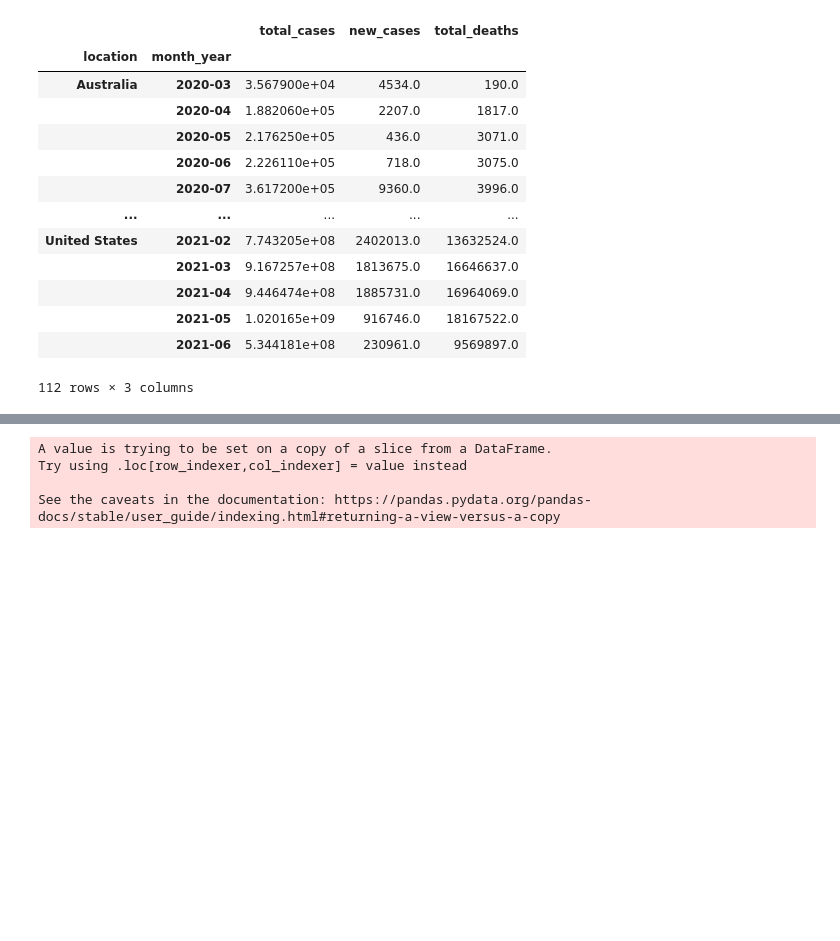
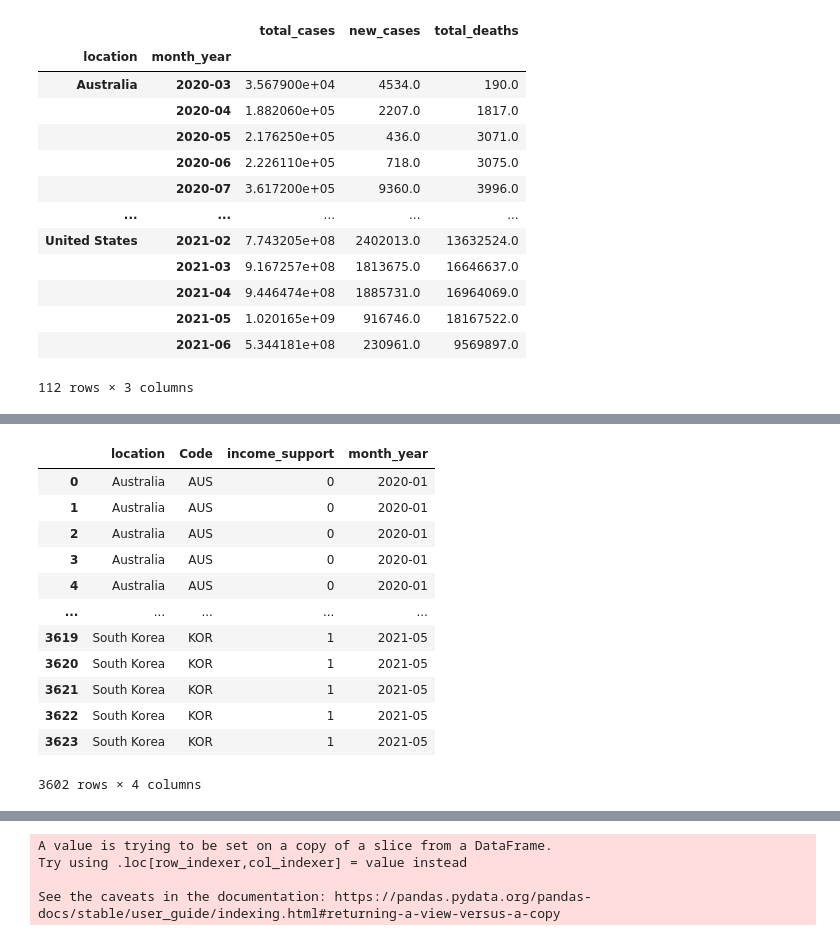
Before and after one commit to nithiyasuresh/Project-1-Covid-PolicyChangesAnalysis, a Jupyter notebook: project1.ipynb, the cells around one changed output, grey strips where cells are left out. Drawn from its saved outputs; the diff is of its cells as text; code cells hidden in the pictures; blank space fills up the shorter version.

```diff
--- a/project1.ipynb
+++ b/project1.ipynb
@@ -132,0 +193,17 @@ indexNames = country_df[ country_df['month_year'] == 30 ].index
+# %%
+rename_country_inc = complete_country_inc.rename(columns={'Entity': 'location'})
+rename_country_inc
+# %% [output]
+|  | location | Code | income_support | month_year |
+| 0 | Australia | AUS | 0 | 2020-01 |
+| 1 | Australia | AUS | 0 | 2020-01 |
+| 2 | Australia | AUS | 0 | 2020-01 |
+| 3 | Australia | AUS | 0 | 2020-01 |
+| 4 | Australia | AUS | 0 | 2020-01 |
+| ... | ... | ... | ... | ... |
+| 3619 | South Korea | KOR | 1 | 2021-05 |
+| 3620 | South Korea | KOR | 1 | 2021-05 |
+| 3621 | South Korea | KOR | 1 | 2021-05 |
+| 3622 | South Korea | KOR | 1 | 2021-05 |
+| 3623 | South Korea | KOR | 1 | 2021-05 |
+3602 rows × 4 columns
```
Also changed, not shown: parts of 7 cells of this notebook.
